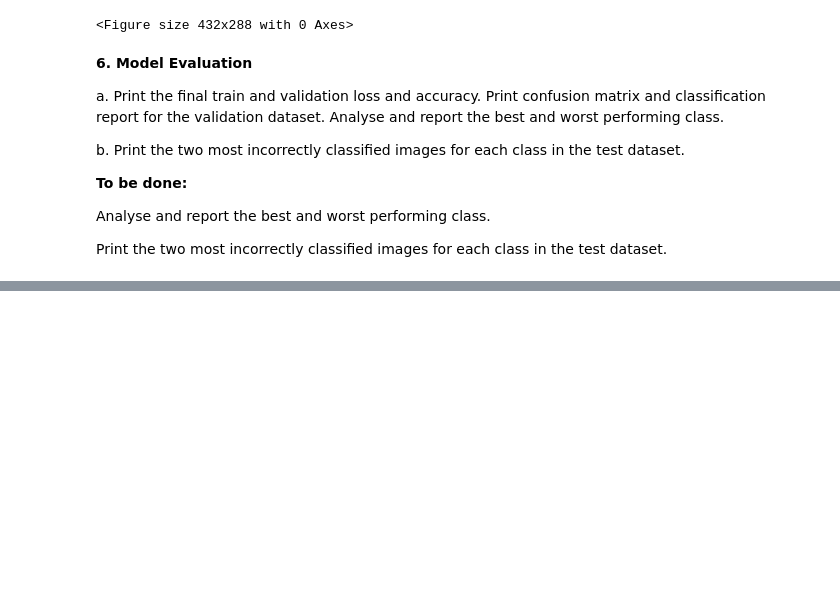
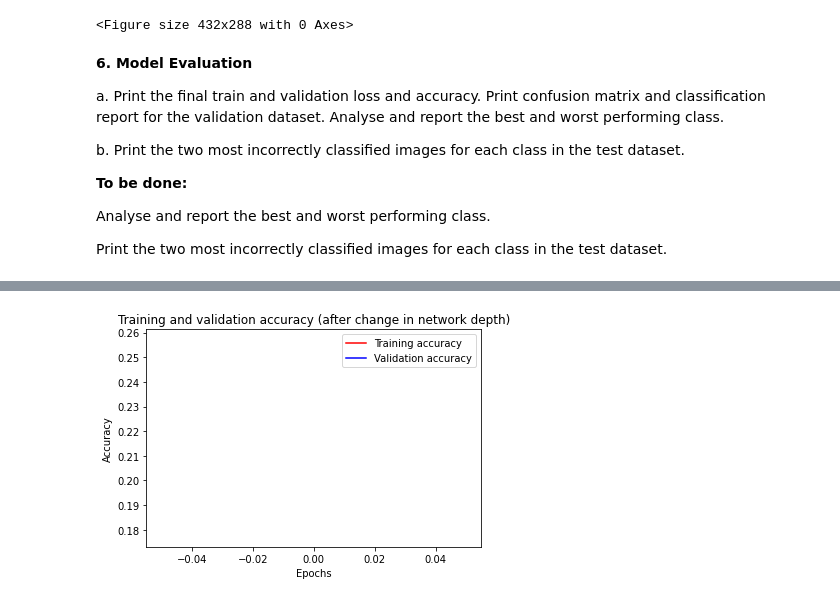
Before and after one commit to ankygupta9999/imdb-50k-DL, a Jupyter notebook: Assignment1_part1.ipynb, the cells around one changed output, grey strips where cells are left out. Drawn from its saved outputs; the diff is of its cells as text; code cells hidden in the pictures; blank space fills up the shorter version.

```diff
--- a/Assignment1_part1.ipynb
+++ b/Assignment1_part1.ipynb
@@ -530,0 +534,90 @@ Write a comparison between each model and give reasons for the difference in res
+# %%
+# change number of hidden layers and hidden units for each layer
+
+# build model1 - added one hidden layer and changed hidden units for each layer
+model1 = tf.keras.models.Sequential([
+          # Flatten input
+          tf.keras.layers.Flatten(input_shape=(num_img_rows,num_img_cols, num_color_channels)),
+          # Layer 1 = input layer with regularization
+          tf.keras.layers.Dense(512, activation='relu', kernel_regularizer=tf.keras.regularizers.l2(num_l2_reg_penalty)),
+          # Add dropout
+          tf.keras.layers.Dropout(num_dropout),
+          # Layer 2 = input layer with regularization
+          tf.keras.layers.Dense(512, activation='relu', kernel_regularizer=tf.keras.regularizers.l2(num_l2_reg_penalty)),
+          # Layer 3 = hidden layer with regularization
+          tf.keras.layers.Dense(256, activation='relu', kernel_regularizer=tf.keras.regularizers.l2(num_l2_reg_penalty)),
+          # Layer 4 = hidden layer with regularization
+          tf.keras.layers.Dense(256, activation='relu', kernel_regularizer=tf.keras.regularizers.l2(num_l2_reg_penalty)),
+          # Layer 5 = hidden layer with regularization
+          tf.keras.layers.Dense(128, activation='relu', kernel_regularizer=tf.keras.regularizers.l2(num_l2_reg_penalty)),
+          # Layer 6 = output layer with regularization
+          tf.keras.layers.Dense(10, activation='softmax', kernel_regularizer=tf.keras.regularizers.l2(num_l2_reg_penalty)),
+        ])
+
+# compile model1
+model1.compile(loss=str_loss,
+              optimizer=opt,
+              metrics=['accuracy']
+             )
+
+# train model1
+history1 = model1.fit(
+            train_generator,
+            epochs=num_epochs,
+            steps_per_epoch=num_steps_per_epoch,
+            validation_data=val_generator,
+            validation_steps=num_val_steps,
+            verbose=1,
+            callbacks=[timing]
+          )
+
+# show model1 summary
+model1.summary()
+
+# total training time for model 1
+print('\n', 'Total time taken for training (after change in network depth): {:.2f}'.format(sum(timing.logs)), 'seconds', '\n')
+
+acc = history1.history['accuracy']
+val_acc = history1.history['val_accuracy']
+loss = history1.history['loss']
+val_loss = history1.history['val_loss']
+
+epochs = range(len(acc))
+
+# Accuracy history graph for training and validation
+plt.plot(epochs, acc, 'r', label='Training accuracy')
+plt.plot(epochs, val_acc, 'b', label='Validation accuracy')
+plt.title('Training and validation accuracy (after change in network depth)')
+plt.xlabel("Epochs")
+plt.ylabel("Accuracy")
+plt.legend(loc=0)
+plt.figure()
+
+# Loss history graph for training and validation
+plt.plot(epochs, loss, 'r', label='Training Loss')
+plt.plot(epochs, val_loss, 'b', label='Validation Loss')
+plt.title('Training and validation loss (after change in network depth)')
+plt.xlabel("Epochs")
+plt.ylabel("Loss")
+plt.legend(loc=0)
+plt.figure()
+
+# show plot
+plt.show()
+
+# evaluate on train dataset
+print('\n')
+train1_score = model1.evaluate(train_generator)
+
+# final training accuracy and loss
+print("Training accuracy (after change in network depth): {:.2f}%".format(train1_score[1] * 100))
+print("Training Loss (after change in network depth): ",train1_score[0])
+
+# evaluate on validation dataset
+print('\n')
+val1_score = model1.evaluate(val_generator)
+
+# final validation accuracy and loss
+print("Validation accuracy (after change in network depth): {:.2f}%".format(val1_score[1] * 100))
+print("Validation Loss (after change in network depth): ",val1_score[0])
+# %% [output]
@@ -530,0 +641 @@ Write a comparison between each model and give reasons for the difference in res
+[figure, added]
```
Also changed, not shown: parts of 20 cells of this notebook.
